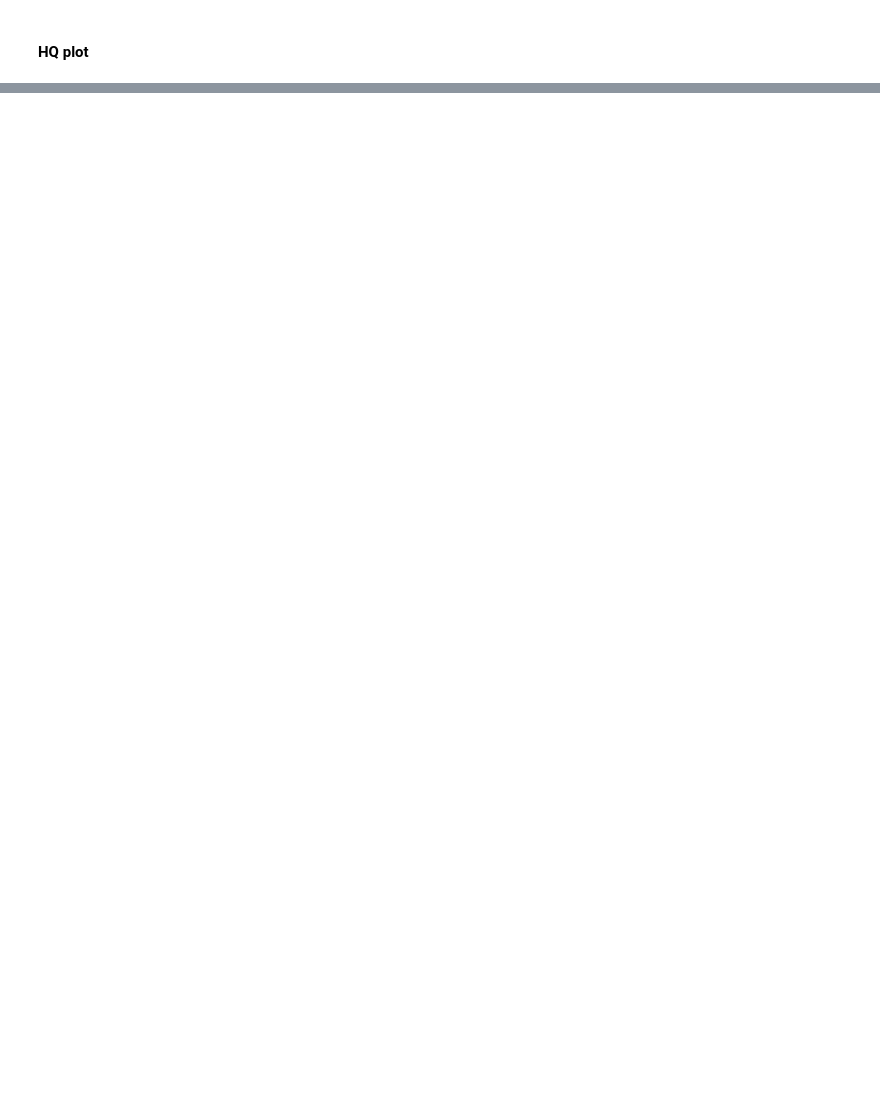
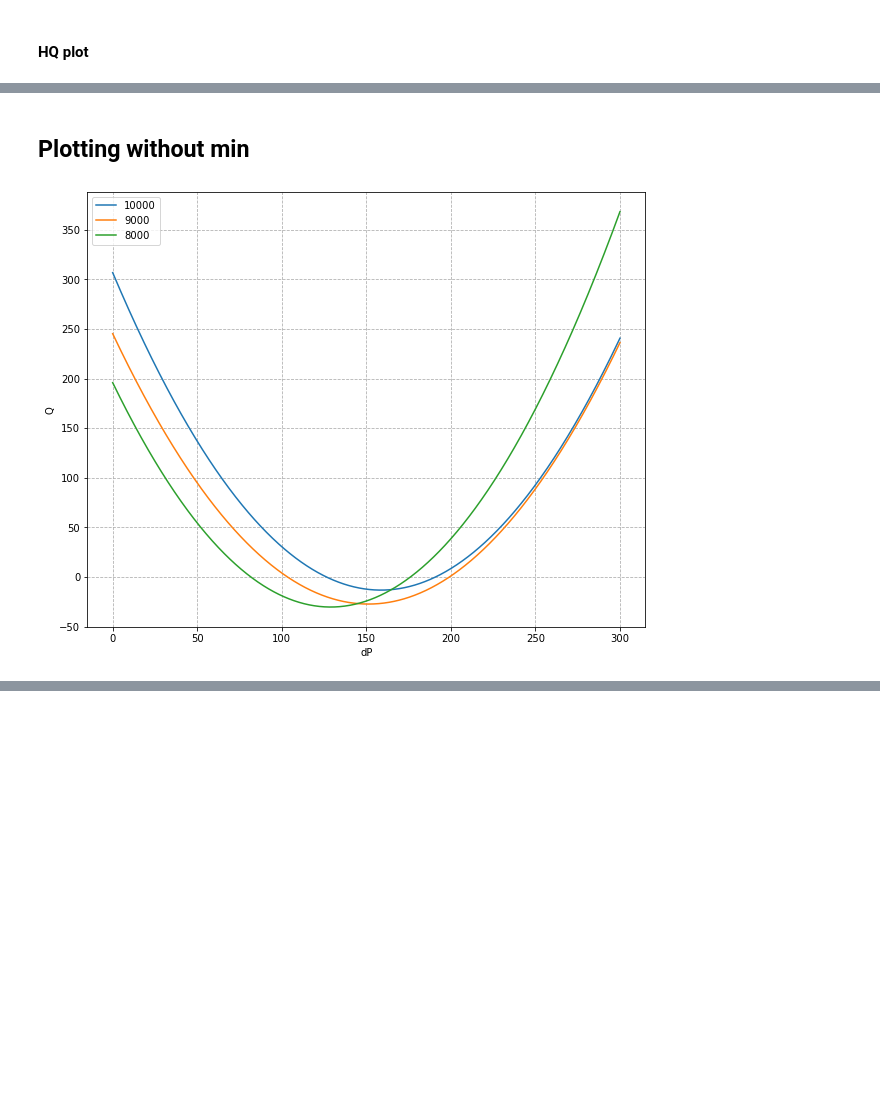
Before and after one commit to matthiaszeller/VAD-0D-DNN, a Jupyter notebook: notebooks/N1-HQ-curve-HMIII.ipynb, the cells around one changed output, grey strips where cells are left out. Cells and saved outputs as stored; diff of their text form; code cells hidden in the pictures; blank space fills up the shorter version.

```diff
--- a/notebooks/N1-HQ-curve-HMIII.ipynb
+++ b/notebooks/N1-HQ-curve-HMIII.ipynb
@@ -144,0 +158,7 @@ plt.grid(ls='--'); plt.title("Q as function of pressure head dP");
+# %%
+coef = {}
+mins = {}
+# %%
+coef[10000] = [0.0127, -4.03, 306.65]
+coef[9000]  = [0.0119, -3.6,  245.16]
+coef[8000]  = [0.0136, -3.506, 195.85]
@@ -144,0 +169,14 @@ plt.grid(ls='--'); plt.title("Q as function of pressure head dP");
+# %% [markdown]
+## Plotting without min
+# %%
+dP = np.linspace(0, 300, 1000)
+plt.subplots(1,1,figsize=(10, 8))
+
+for elem in coef :
+    Q = np.polyval(coef[elem], dP)
+    plt.plot(dP, Q, label=elem)
+
+plt.grid(ls='--'); plt.xlabel("dP"); plt.ylabel("Q");
+plt.legend();
+# %% [output]
+[figure, added]
```
Also changed, not shown: parts of 10 cells of this notebook, 4 other files.
